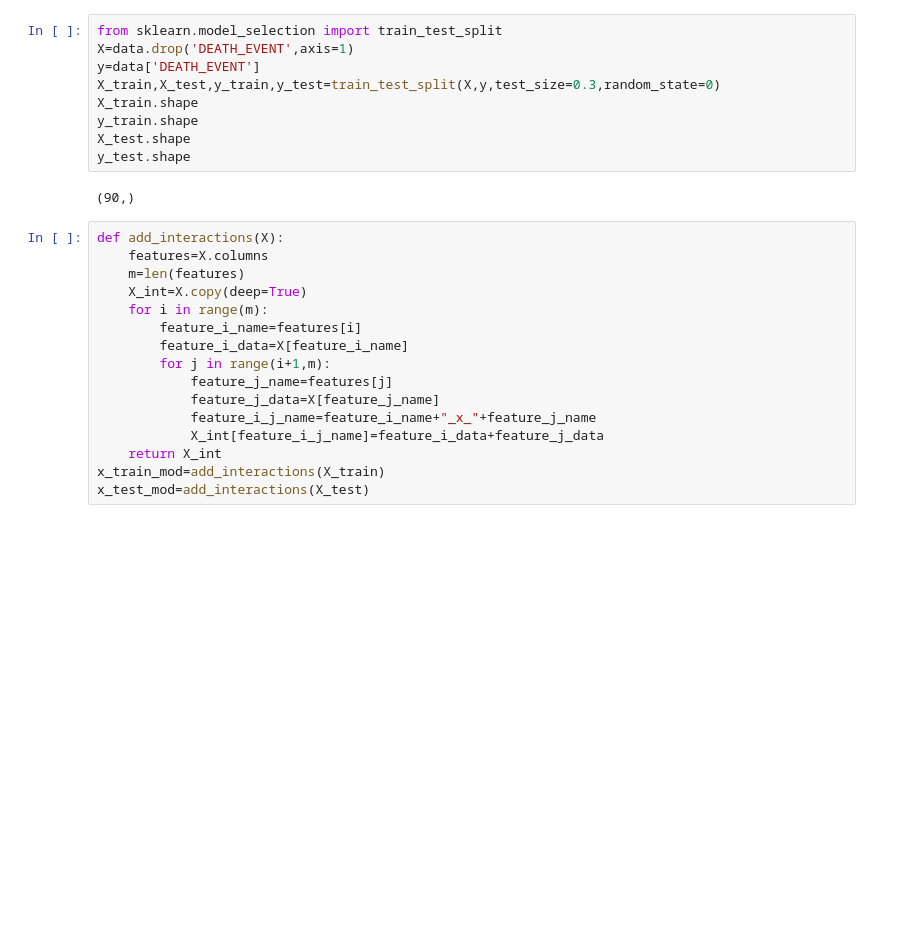
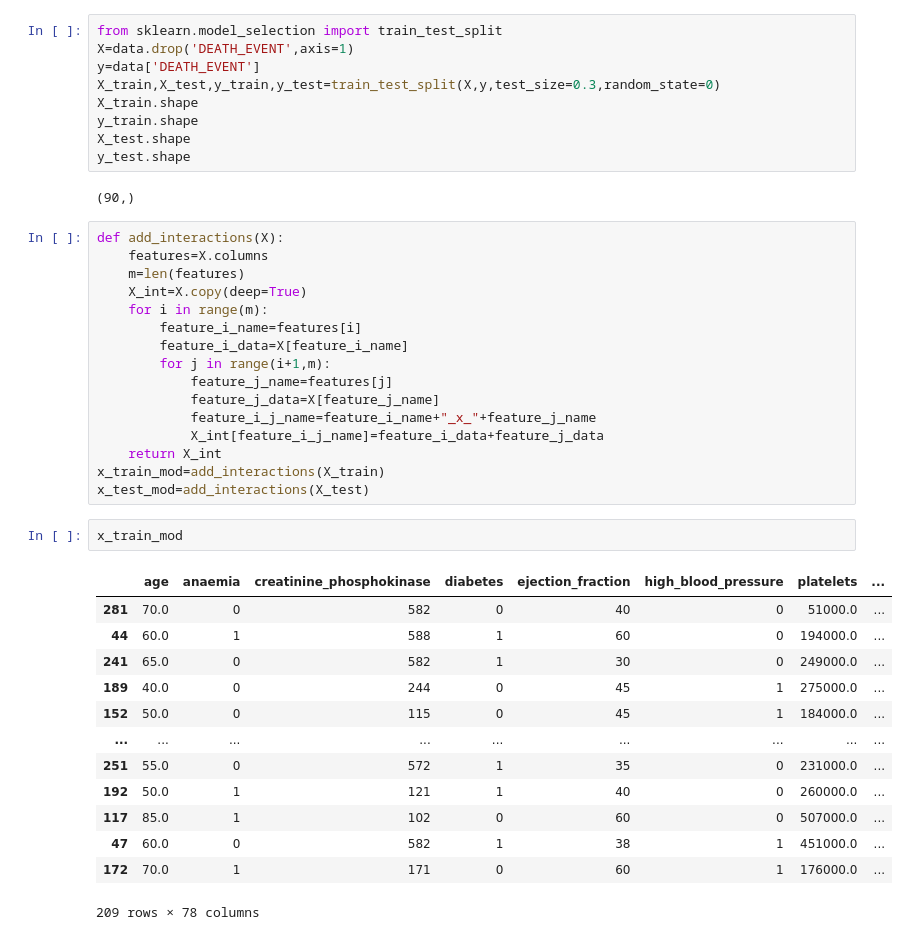
Before and after one commit to shivamdattapurkayastha99/heart-failure-prediction, a Jupyter notebook: Heart Failure Prediction By Shivam.ipynb, the cells around one changed output. Cells and saved outputs as stored; diff of their text form; blank space fills up the shorter version.

```diff
--- a/Heart Failure Prediction By Shivam.ipynb
+++ b/Heart Failure Prediction By Shivam.ipynb
@@ -168,3 +168,19 @@ def add_interactions(X):
     return X_int
 x_train_mod=add_interactions(X_train)
 x_test_mod=add_interactions(X_test)
+# %%
+x_train_mod
+# %% [output]
+|  | age | anaemia | creatinine_phosphokinase | diabetes | ejection_fraction | high_blood_pressure | platelets | ... |
+| 281 | 70.0 | 0 | 582 | 0 | 40 | 0 | 51000.0 | ... |
+| 44 | 60.0 | 1 | 588 | 1 | 60 | 0 | 194000.0 | ... |
+| 241 | 65.0 | 0 | 582 | 1 | 30 | 0 | 249000.0 | ... |
+| 189 | 40.0 | 0 | 244 | 0 | 45 | 1 | 275000.0 | ... |
+| 152 | 50.0 | 0 | 115 | 0 | 45 | 1 | 184000.0 | ... |
+| ... | ... | ... | ... | ... | ... | ... | ... | ... |
+| 251 | 55.0 | 0 | 572 | 1 | 35 | 0 | 231000.0 | ... |
+| 192 | 50.0 | 1 | 121 | 1 | 40 | 0 | 260000.0 | ... |
+| 117 | 85.0 | 1 | 102 | 0 | 60 | 0 | 507000.0 | ... |
+| 47 | 60.0 | 0 | 582 | 1 | 38 | 1 | 451000.0 | ... |
+| 172 | 70.0 | 1 | 171 | 0 | 60 | 1 | 176000.0 | ... |
+209 rows × 78 columns
```
Also changed, not shown: parts of 16 cells of this notebook, 1 other file.
